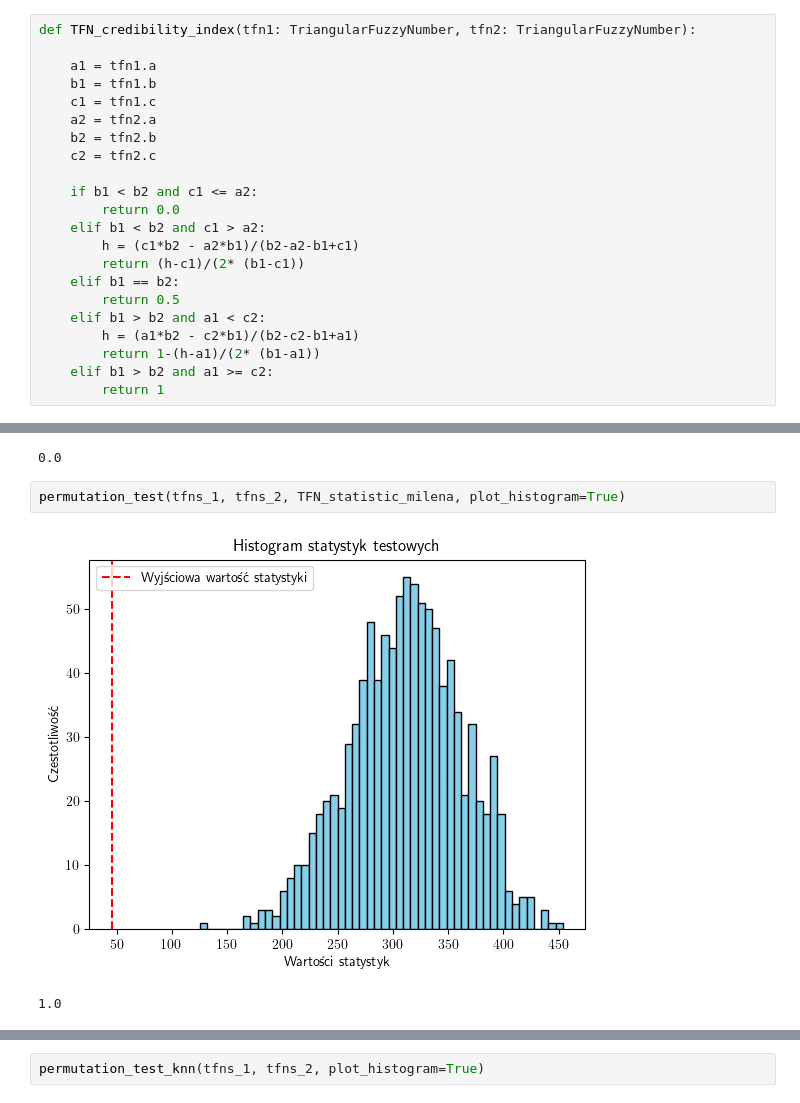
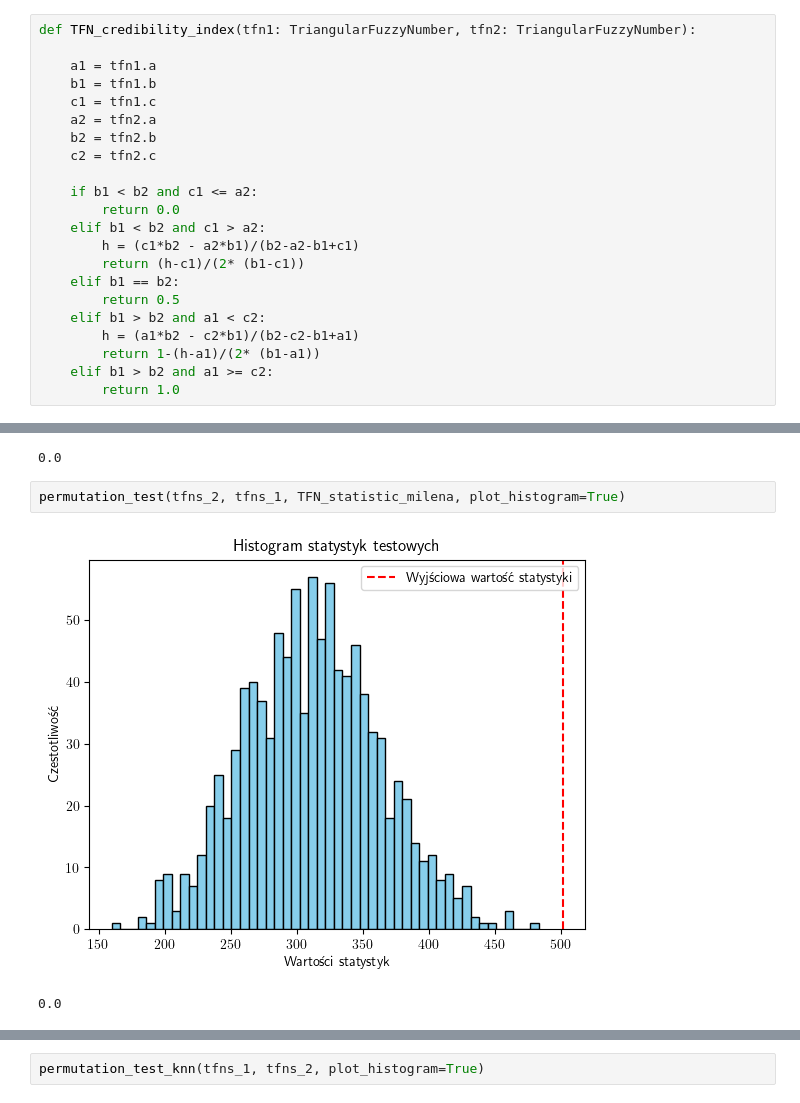
Before and after one commit to julitakulesza/magisterka, a Jupyter notebook: TFN_badania_symulacyjne.ipynb, the cells around one changed output, grey strips where cells are left out. Cells and saved outputs as stored; diff of their text form.

```diff
--- a/TFN_badania_symulacyjne.ipynb
+++ b/TFN_badania_symulacyjne.ipynb
@@ -226,7 +226,7 @@ def TFN_credibility_index(tfn1: TriangularFuzzyNumber, tfn2: TriangularFuzzyNumb
         h = (a1*b2 - c2*b1)/(b2-c2-b1+a1)
         return 1-(h-a1)/(2* (b1-a1))
     elif b1 > b2 and a1 >= c2:
-        return 1
+        return 1.0
 # %% [markdown]
 # Testowanie hipotez
 # %% [markdown]
@@ -625,7 +625,7 @@ permutation_test(tfns_1, tfns_2, TFN_statistic_szekely, plot_histogram=True)
 [figure]
 0.0
 # %%
-permutation_test(tfns_1, tfns_2, TFN_statistic_milena, plot_histogram=True)
+permutation_test(tfns_2, tfns_1, TFN_statistic_milena, plot_histogram=True)
 # %% [output]
-[figure, old version]
+[figure, new version]
-1.0
+0.0
```
Also changed, not shown: parts of 4 cells of this notebook.
